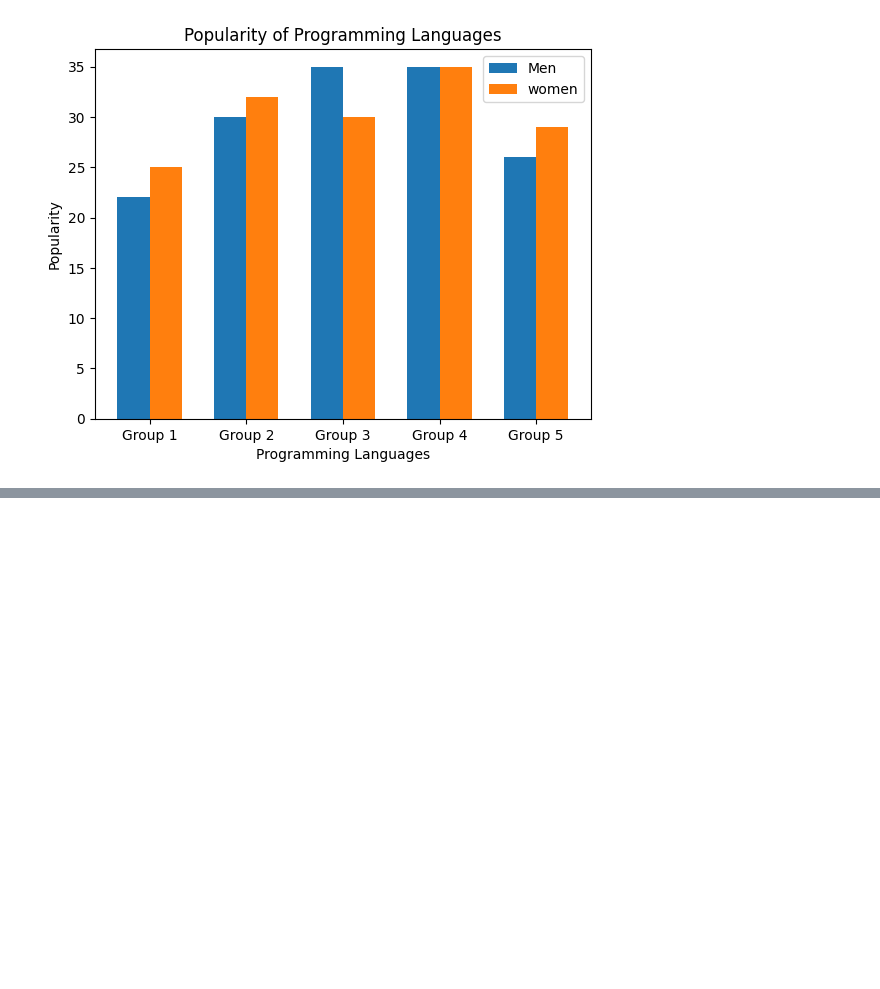
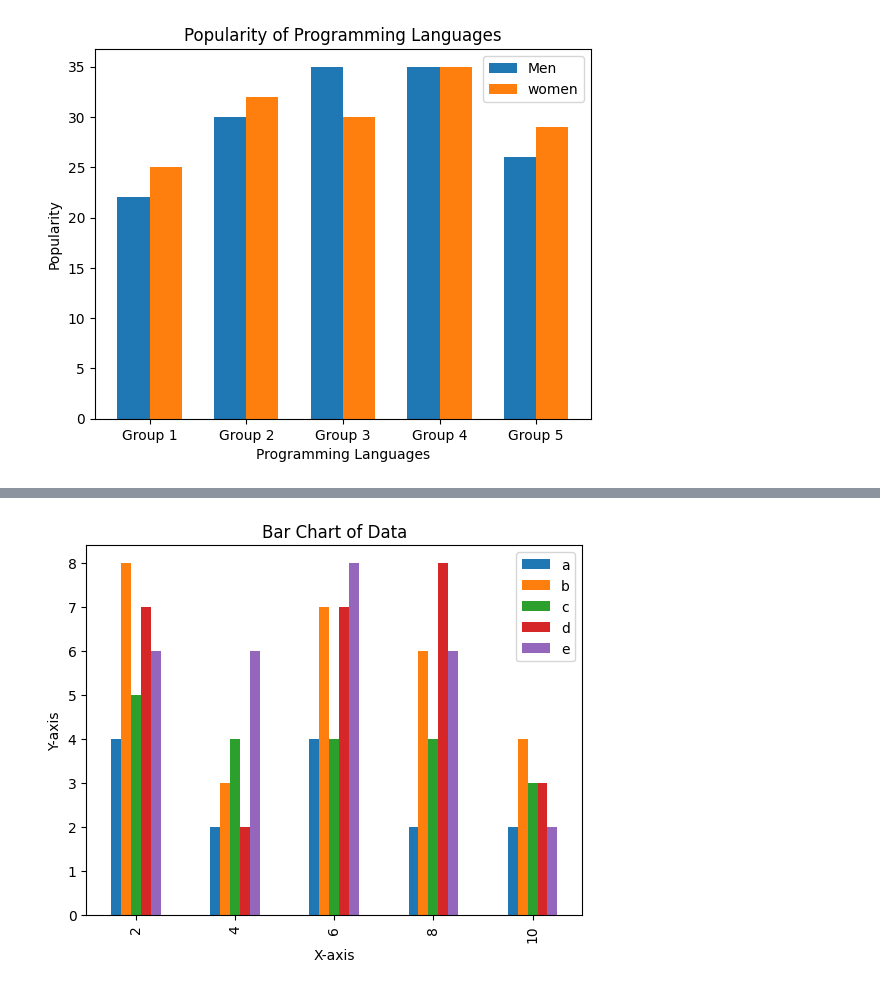
Before and after one commit to shivyelave/Python-Libraries, a Jupyter notebook: Matplotlib/matplotlib_barchart.ipynb, the cells around one changed output, grey strips where cells are left out. Drawn from its saved outputs; the diff is of its cells as text; code cells hidden in the pictures; blank space fills up the shorter version.

Commit message:
[Shiv] Add: Program to create bar plot of data frame.

```diff
--- a/Matplotlib/matplotlib_barchart.ipynb
+++ b/Matplotlib/matplotlib_barchart.ipynb
@@ -310,0 +320,22 @@ if __name__ == '__main__':
+# %%
+import pandas as pd
+import matplotlib.pyplot as plt
+
+def main():
+    # Sample data
+    data = [[4, 8, 5, 7, 6], [2, 3, 4, 2, 6], [4, 7, 4, 7, 8], [2, 6, 4, 8, 6], [2, 4, 3, 3, 2]]
+
+    # Create a DataFrame
+    df = pd.DataFrame(data, columns=['a', 'b', 'c', 'd', 'e'], index=[index*2 for index in range(1, len(data)+1)])
+
+    # Plotting
+    df.plot.bar( xlabel="X-axis", ylabel="Y-axis", title="Bar Chart of Data")
+
+
+    # Display the plot
+    plt.show()
+
+if __name__ == '__main__':
+    main()
+# %% [output]
+[figure, added]
```
Also changed, not shown: parts of 1 cell of this notebook.
